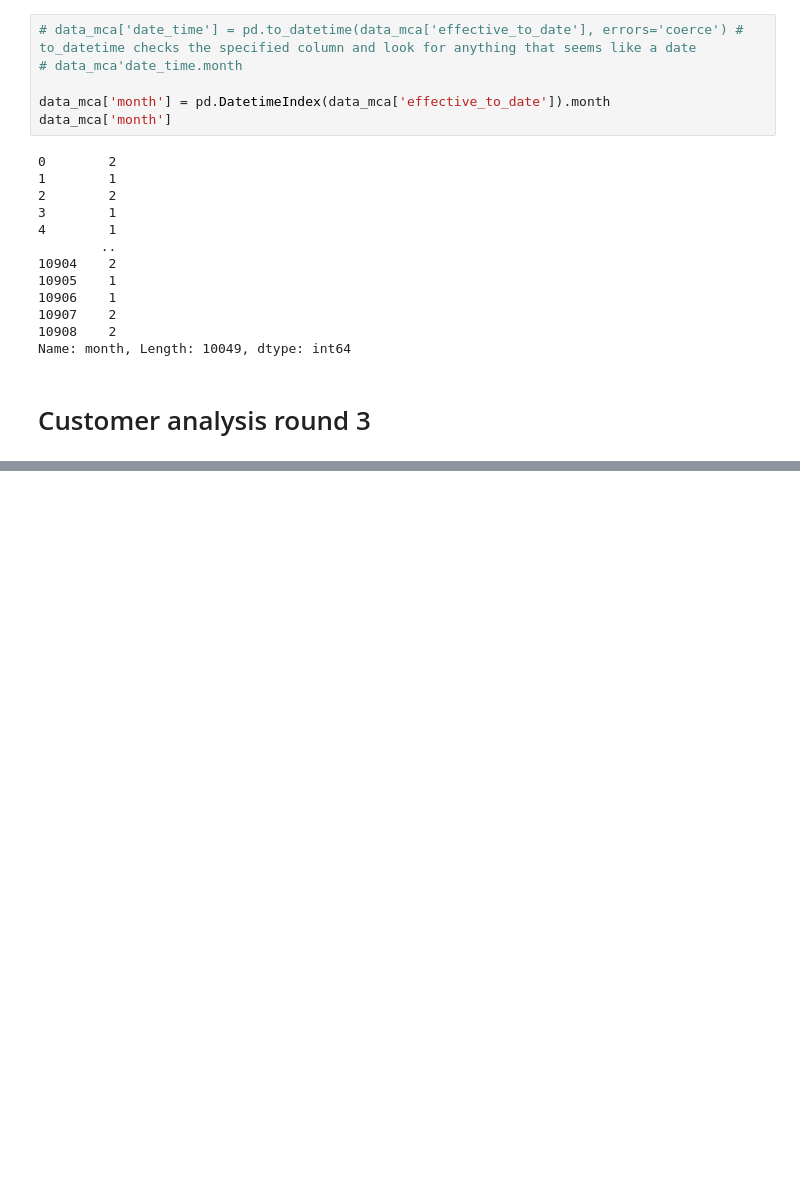
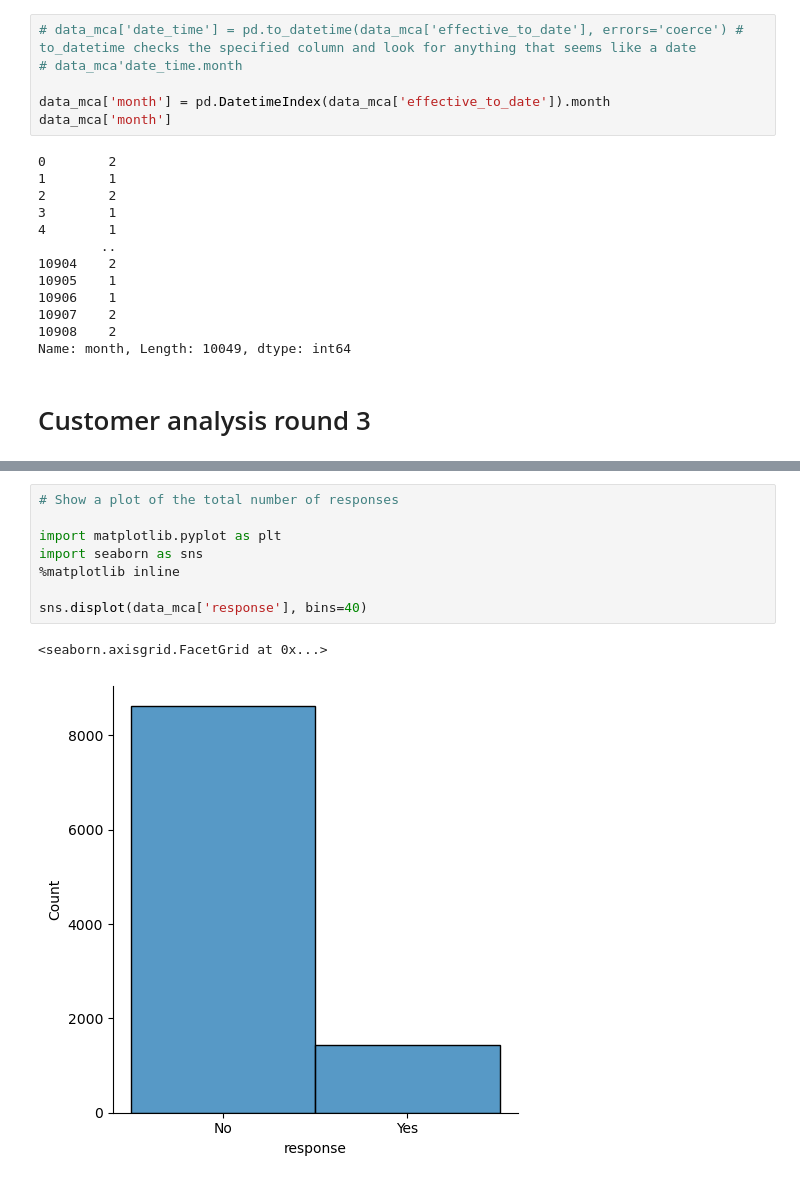
Before and after one commit to enrgavgut/lab-customer-analysis-round-2, a Jupyter notebook: files_for_lab/csv_files/Lab 2&3.ipynb, the cells around one changed output, grey strips where cells are left out. Drawn from its saved outputs; the diff is of its cells as text; blank space fills up the shorter version.

```diff
--- a/files_for_lab/csv_files/Lab 2&3.ipynb
+++ b/files_for_lab/csv_files/Lab 2&3.ipynb
@@ -155,0 +213,11 @@ Name: month, Length: 10049, dtype: int64
+# %%
+# Show a plot of the total number of responses
+
+import matplotlib.pyplot as plt
+import seaborn as sns
+%matplotlib inline
+
+sns.displot(data_mca['response'], bins=40)
+# %% [output]
+<seaborn.axisgrid.FacetGrid at 0x...>
+[figure, added]
```
Also changed, not shown: parts of 6 cells of this notebook.
